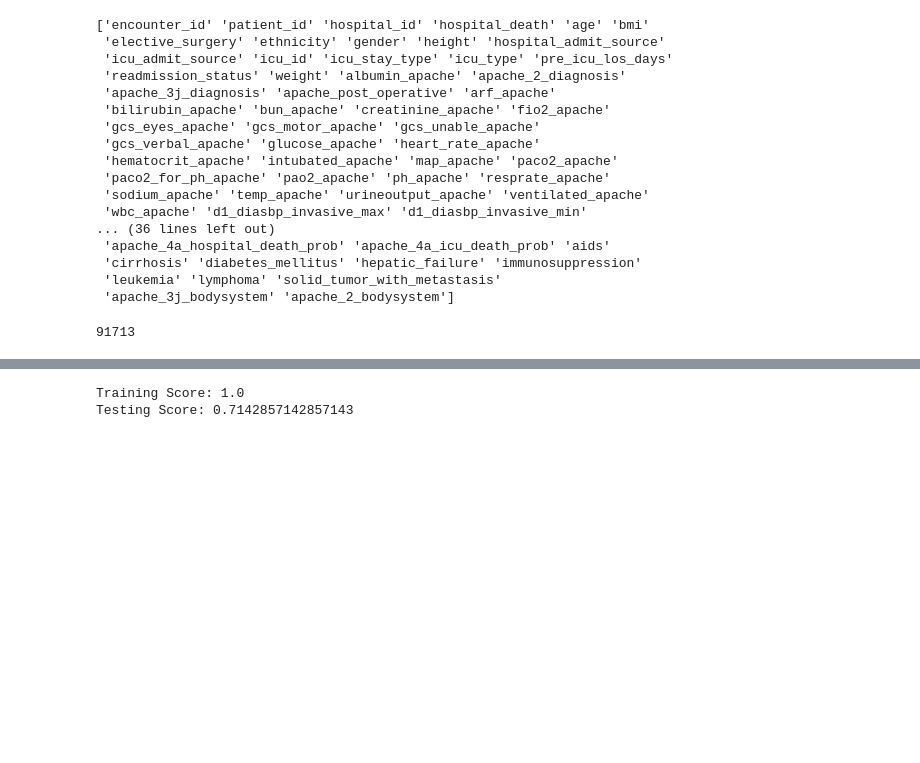
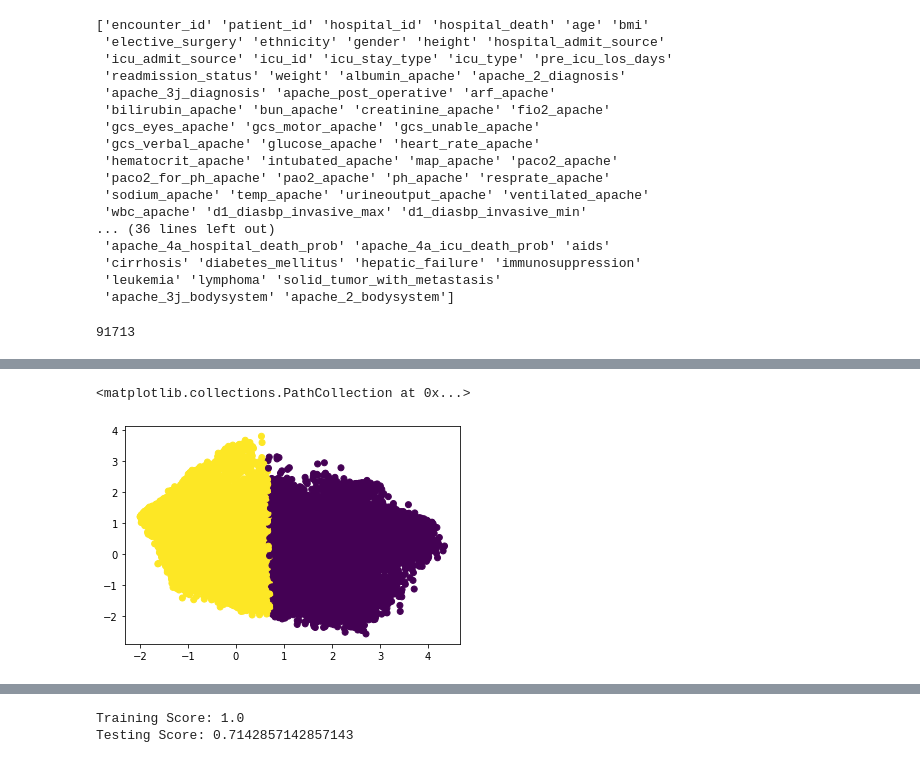
Before and after one commit to tommy-chin/Super-Final-Project-Team, a Jupyter notebook: initial_cleanup.ipynb, the cells around one changed output, grey strips where cells are left out. Saved outputs shown, nothing was run; the diff lists cells and outputs as text; code cells hidden in the pictures; blank space fills up the shorter version.

```diff
--- a/initial_cleanup.ipynb
+++ b/initial_cleanup.ipynb
@@ -88,0 +147,11 @@ Name: values, Length: 181, dtype: bool]
+# %%
+# Add predicted values to df_pca and replot the scatter plot of the PCA components, coloring by predicted cluster
+df_pca["cluster"] = y_pred
+plt.scatter( data = df_pca,
+    x="pc1",
+    y="pc2",
+    c="cluster"
+)
+# %% [output]
+<matplotlib.collections.PathCollection at 0x...>
+[figure, added]
```
Also changed, not shown: parts of 23 cells of this notebook.
